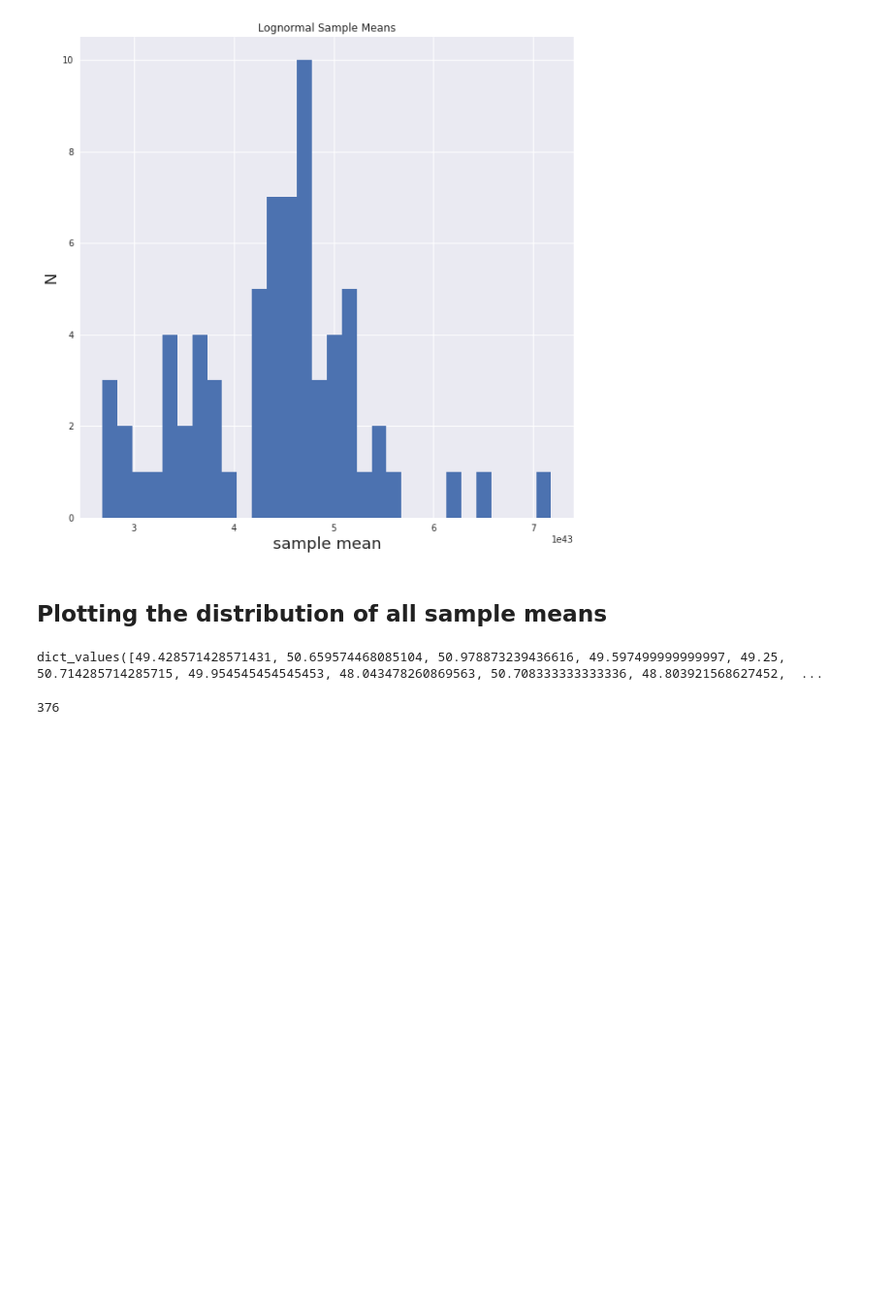
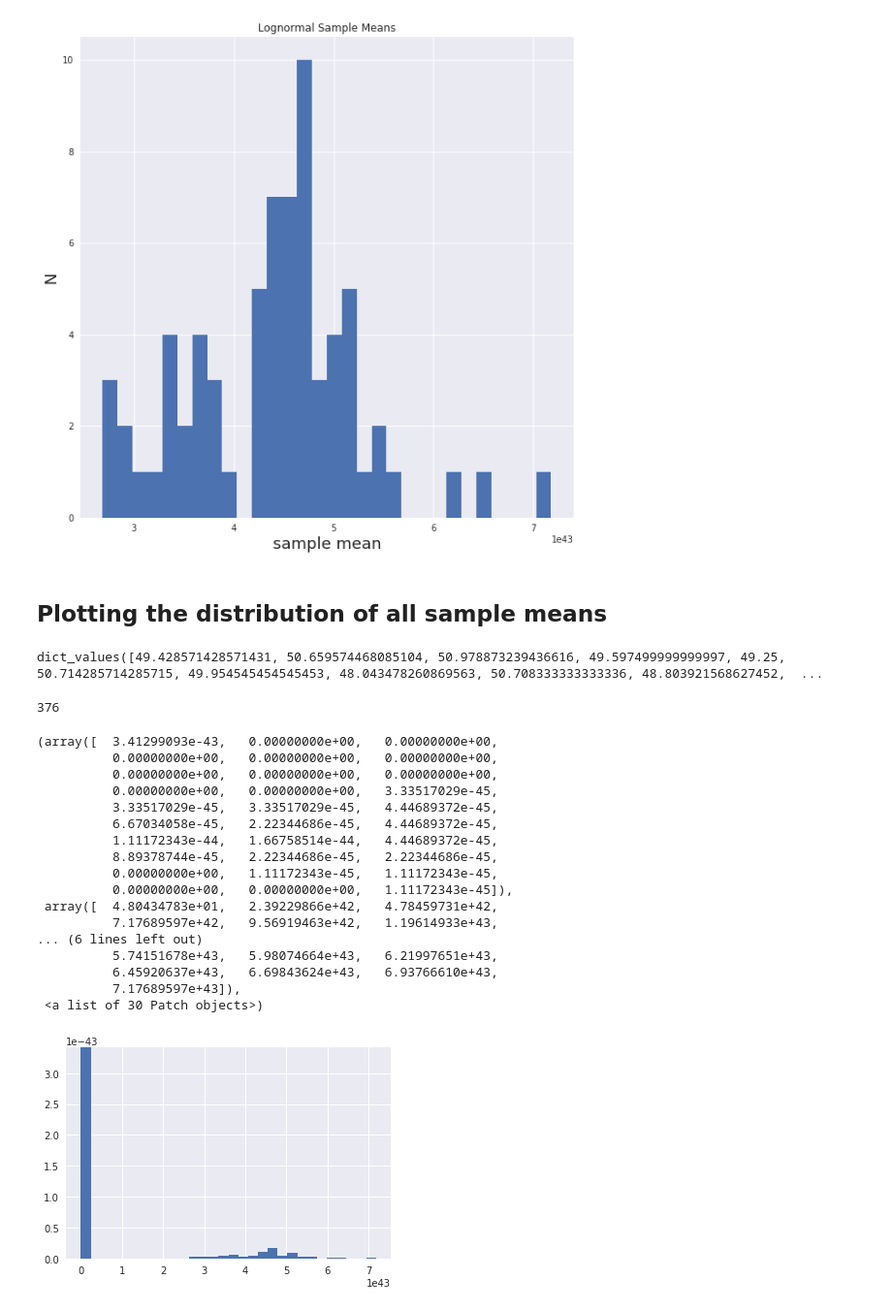
Before and after one commit to tanyani/PUI2018_tn1050, a Jupyter notebook: HW4_tn1050/Assignment1-Solutions.ipynb, the cells around one changed output. Shown at 97% size. Saved outputs shown, nothing was run; the diff lists cells and outputs as text; code cells hidden in the pictures; blank space fills up the shorter version.

```diff
--- a/HW4_tn1050/Assignment1-Solutions.ipynb
+++ b/HW4_tn1050/Assignment1-Solutions.ipynb
@@ -315,3 +319,23 @@ len(l_all)
 # %%
 mean=np.array(l_all).mean()
 std=np.array(l_all).std()
+pl.hist(l_all,bins=30,normed=True)
+# %% [output]
+(array([  3.41299093e-43,   0.00000000e+00,   0.00000000e+00,
+          0.00000000e+00,   0.00000000e+00,   0.00000000e+00,
+          0.00000000e+00,   0.00000000e+00,   0.00000000e+00,
+          0.00000000e+00,   0.00000000e+00,   3.33517029e-45,
+          3.33517029e-45,   3.33517029e-45,   4.44689372e-45,
+          6.67034058e-45,   2.22344686e-45,   4.44689372e-45,
+          1.11172343e-44,   1.66758514e-44,   4.44689372e-45,
+          8.89378744e-45,   2.22344686e-45,   2.22344686e-45,
+          0.00000000e+00,   1.11172343e-45,   1.11172343e-45,
+          0.00000000e+00,   0.00000000e+00,   1.11172343e-45]),
+ array([  4.80434783e+01,   2.39229866e+42,   4.78459731e+42,
+          7.17689597e+42,   9.56919463e+42,   1.19614933e+43,
+... (6 lines left out)
+          5.74151678e+43,   5.98074664e+43,   6.21997651e+43,
+          6.45920637e+43,   6.69843624e+43,   6.93766610e+43,
+          7.17689597e+43]),
+ <a list of 30 Patch objects>)
+[figure, added]
```
Also changed, not shown: parts of 1 cell of this notebook.
